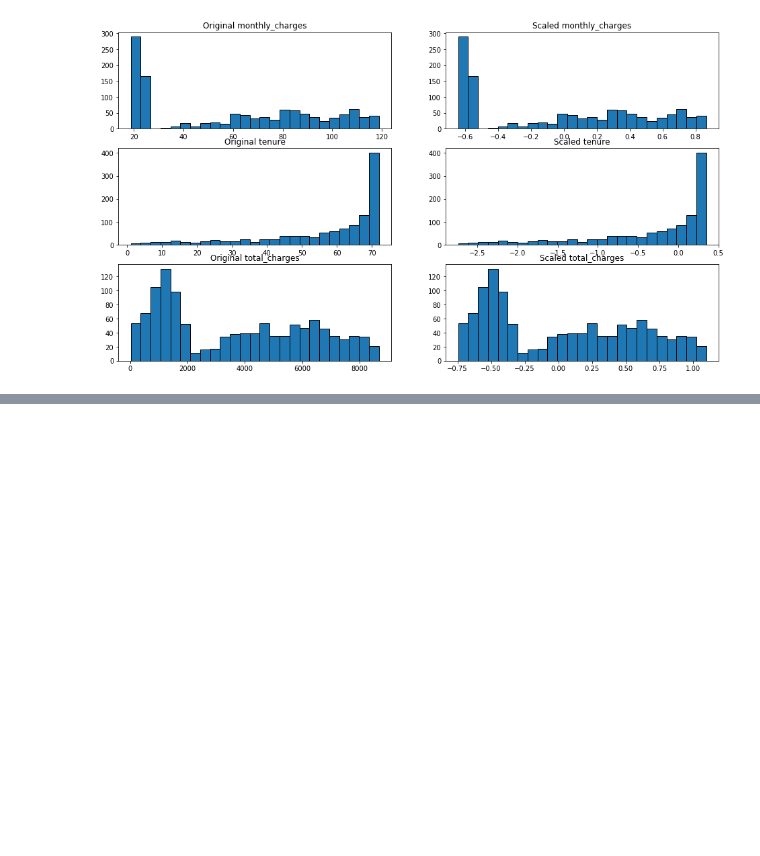
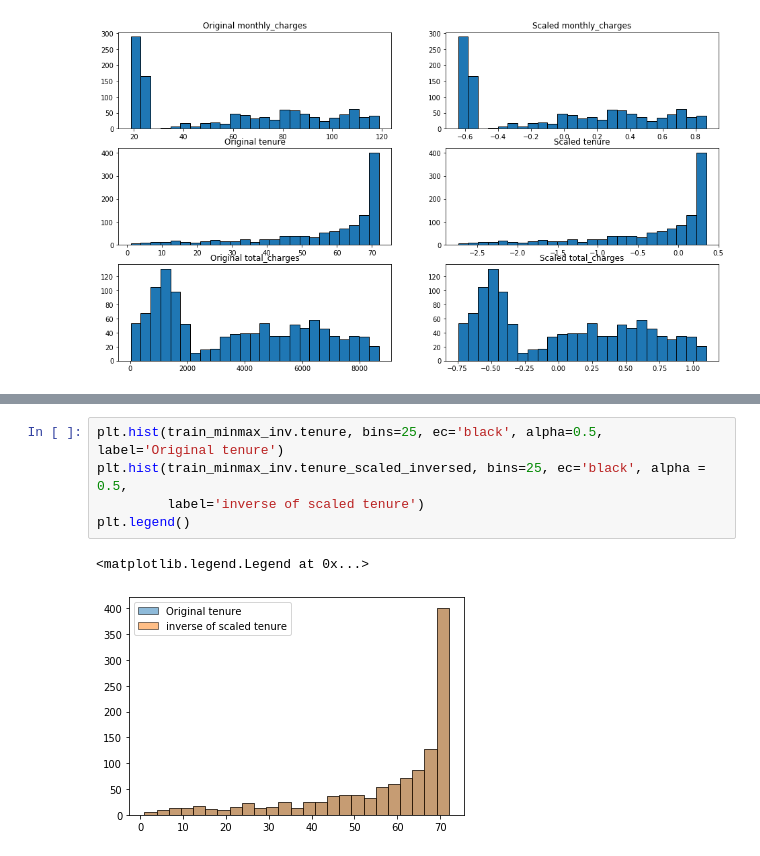
Before and after one commit to Yongliang-Shi/regression-exercises, a Jupyter notebook: scaling.ipynb, the cells around one changed output, grey strips where cells are left out. Cells and saved outputs as stored; diff of their text form; blank space fills up the shorter version.

```diff
--- a/scaling.ipynb
+++ b/scaling.ipynb
@@ -186,0 +312,8 @@ Text(0.5, 1.0, 'Scaled total_charges')
+# %%
+plt.hist(train_minmax_inv.tenure, bins=25, ec='black', alpha=0.5, label='Original tenure')
+plt.hist(train_minmax_inv.tenure_scaled_inversed, bins=25, ec='black', alpha = 0.5,
+         label='inverse of scaled tenure')
+plt.legend()
+# %% [output]
+<matplotlib.legend.Legend at 0x...>
+[figure, added]
```
Also changed, not shown: parts of 21 cells of this notebook.
